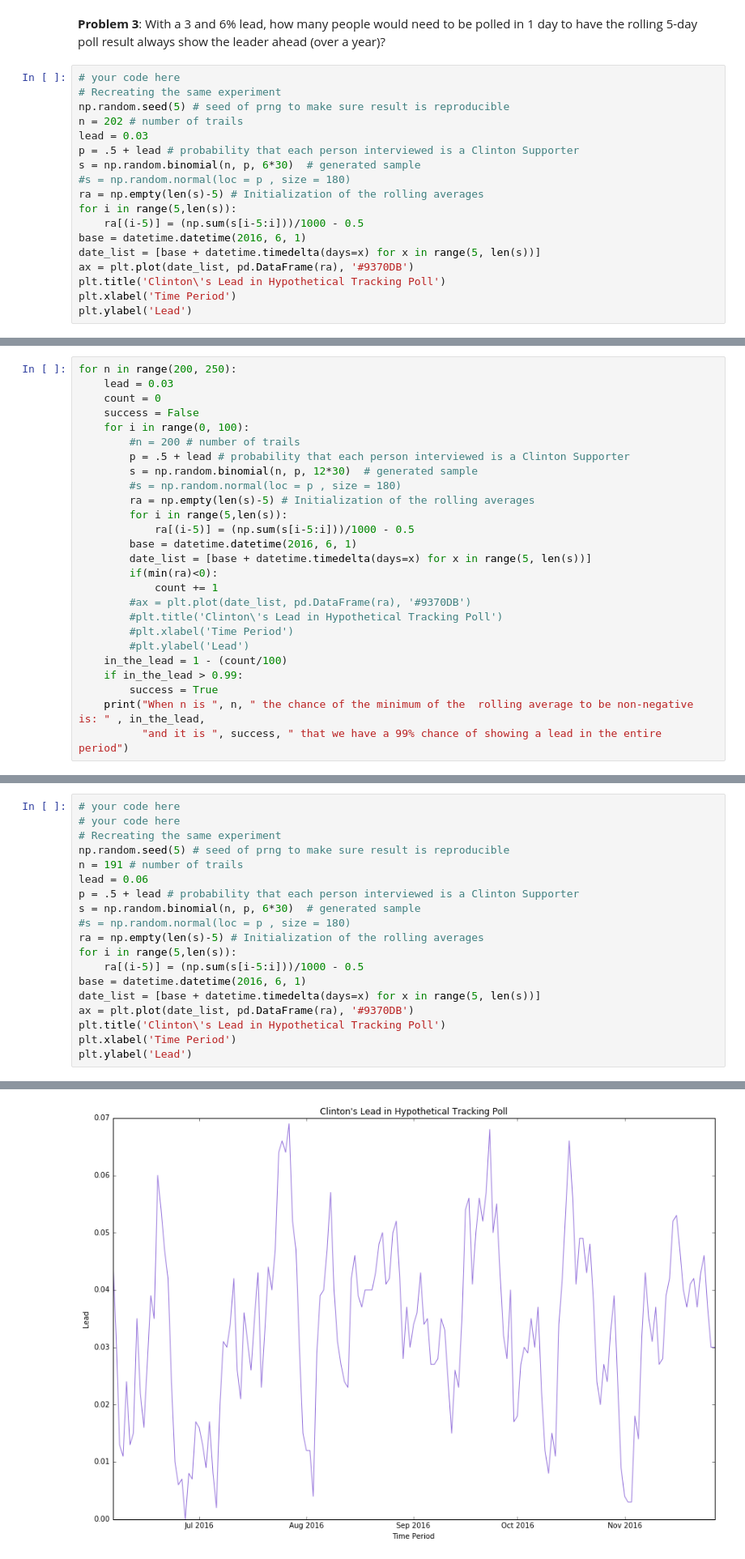
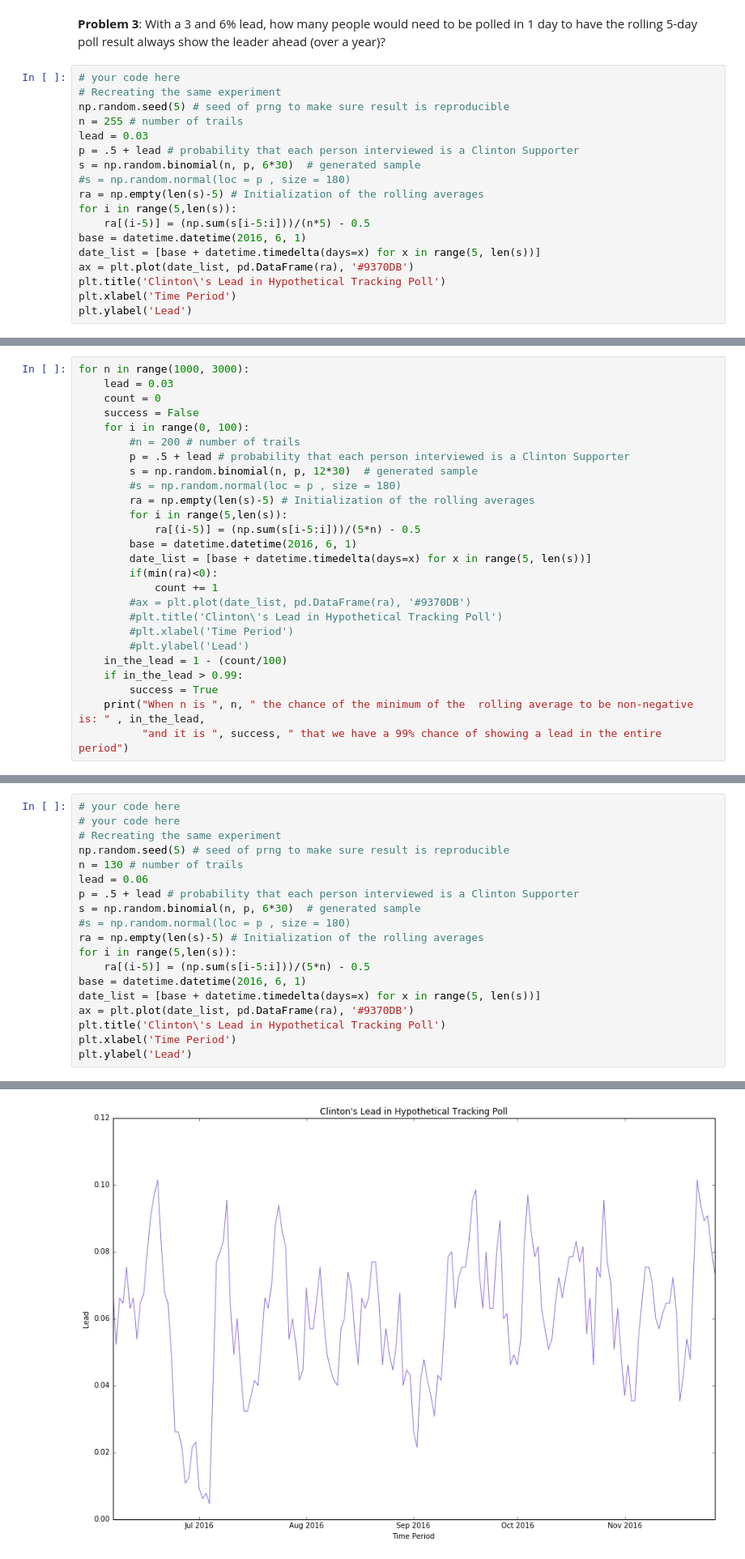
Before and after one commit to kbl4ew/AY-250-Fall2016, a Jupyter notebook: HW1/hw_1_assignment.ipynb, the cells around one changed output, grey strips where cells are left out. Shown at 81% size. Saved outputs shown, nothing was run; the diff lists cells and outputs as text.

```diff
--- a/HW1/hw_1_assignment.ipynb
+++ b/HW1/hw_1_assignment.ipynb
@@ -874,14 +874,14 @@ When lead is  0.09  the chance of the minimum of the  rolling average to be non-
 # your code here
 # Recreating the same experiment
 np.random.seed(5) # seed of prng to make sure result is reproducible
-n = 202 # number of trails
+n = 255 # number of trails
 lead = 0.03
 p = .5 + lead # probability that each person interviewed is a Clinton Supporter
 s = np.random.binomial(n, p, 6*30)  # generated sample
 #s = np.random.normal(loc = p , size = 180)
 ra = np.empty(len(s)-5) # Initialization of the rolling averages
 for i in range(5,len(s)):
-    ra[(i-5)] = (np.sum(s[i-5:i]))/1000 - 0.5
+    ra[(i-5)] = (np.sum(s[i-5:i]))/(n*5) - 0.5
 base = datetime.datetime(2016, 6, 1)
 date_list = [base + datetime.timedelta(days=x) for x in range(5, len(s))]
 ax = plt.plot(date_list, pd.DataFrame(ra), '#9370DB')
@@ -896,5 +896,5 @@ With a 3% lead, a daily sample of 202 was sufficient when we conside merely one
 # %%
-for n in range(200, 250):
+for n in range(1000, 3000):
     lead = 0.03
     count = 0
     success = False
@@ -905,7 +905,7 @@ for n in range(200, 250):
         #s = np.random.normal(loc = p , size = 180)
         ra = np.empty(len(s)-5) # Initialization of the rolling averages
         for i in range(5,len(s)):
-            ra[(i-5)] = (np.sum(s[i-5:i]))/1000 - 0.5
+            ra[(i-5)] = (np.sum(s[i-5:i]))/(5*n) - 0.5
         base = datetime.datetime(2016, 6, 1)
         date_list = [base + datetime.timedelta(days=x) for x in range(5, len(s))]
         if(min(ra)<0):
@@ -942,23 +942,23 @@ With 100 trials, w eneed roughly 215 runs to have a 99% confidece that the lead
 # %%
 # your code here
 # your code here
 # Recreating the same experiment
 np.random.seed(5) # seed of prng to make sure result is reproducible
-n = 191 # number of trails
+n = 130 # number of trails
 lead = 0.06
 p = .5 + lead # probability that each person interviewed is a Clinton Supporter
 s = np.random.binomial(n, p, 6*30)  # generated sample
 #s = np.random.normal(loc = p , size = 180)
 ra = np.empty(len(s)-5) # Initialization of the rolling averages
 for i in range(5,len(s)):
-    ra[(i-5)] = (np.sum(s[i-5:i]))/1000 - 0.5
+    ra[(i-5)] = (np.sum(s[i-5:i]))/(5*n) - 0.5
 base = datetime.datetime(2016, 6, 1)
 date_list = [base + datetime.timedelta(days=x) for x in range(5, len(s))]
 ax = plt.plot(date_list, pd.DataFrame(ra), '#9370DB')
 plt.title('Clinton\'s Lead in Hypothetical Tracking Poll')
 plt.xlabel('Time Period')
 plt.ylabel('Lead')
 # %% [output]
 <matplotlib.text.Text at 0x...>
-[figure, old version]
+[figure, new version]
 # %% [markdown]
```
Also changed, not shown: parts of 7 cells of this notebook.
